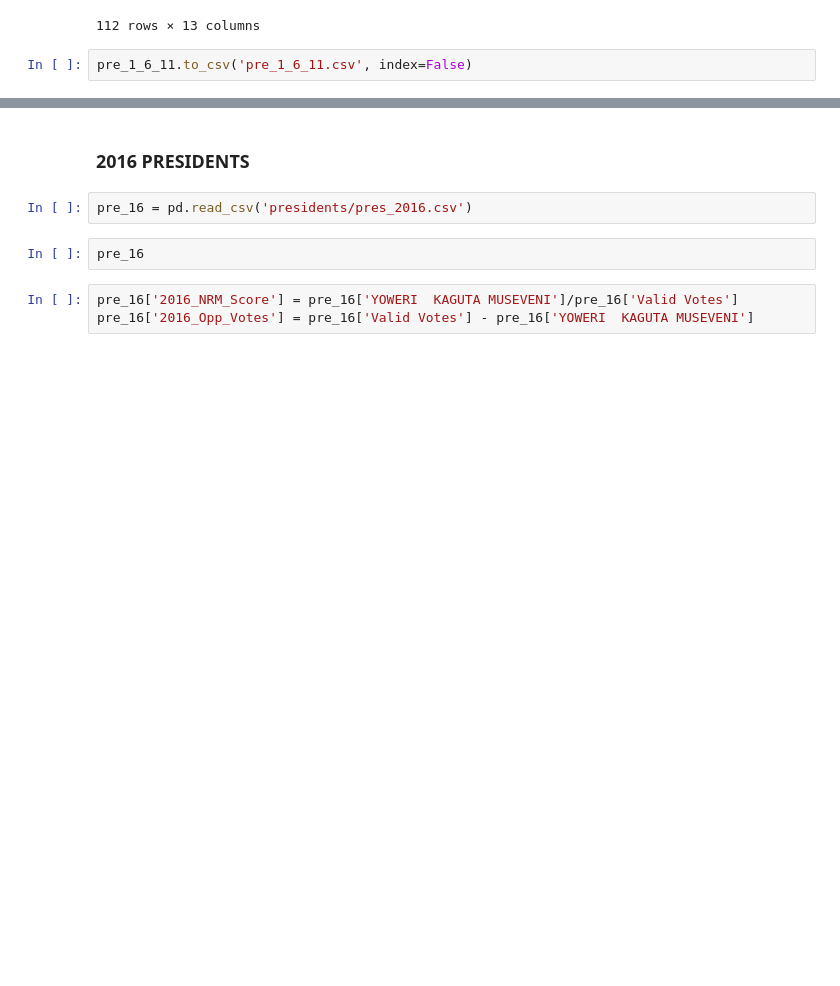
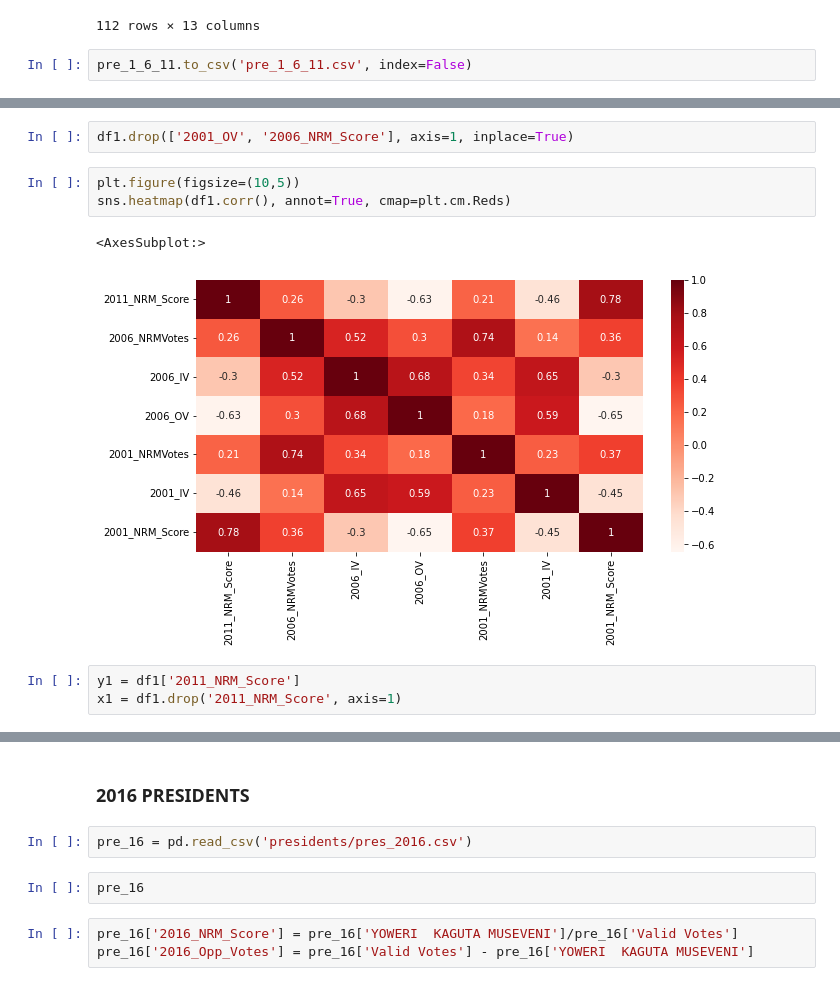
Before and after one commit to sulaiman-kagumire/MCS-7227, a Jupyter notebook: NRM_presidential_score.ipynb, the cells around one changed output, grey strips where cells are left out. Saved outputs shown, nothing was run; the diff lists cells and outputs as text; blank space fills up the shorter version.

```diff
--- a/NRM_presidential_score.ipynb
+++ b/NRM_presidential_score.ipynb
@@ -434,0 +483,11 @@ pre_1_6_11.to_csv('pre_1_6_11.csv', index=False)
+# %%
+df1.drop(['2001_OV', '2006_NRM_Score'], axis=1, inplace=True)
+# %%
+plt.figure(figsize=(10,5))
+sns.heatmap(df1.corr(), annot=True, cmap=plt.cm.Reds)
+# %% [output]
+<AxesSubplot:>
+[figure, added]
+# %%
+y1 = df1['2011_NRM_Score']
+x1 = df1.drop('2011_NRM_Score', axis=1)
```
Also changed, not shown: parts of 55 cells of this notebook.
